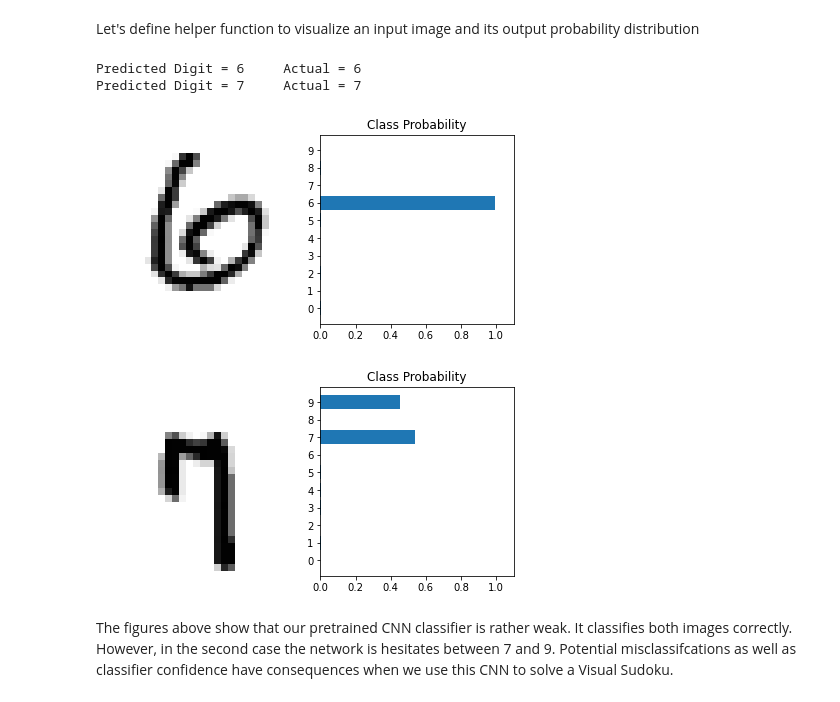
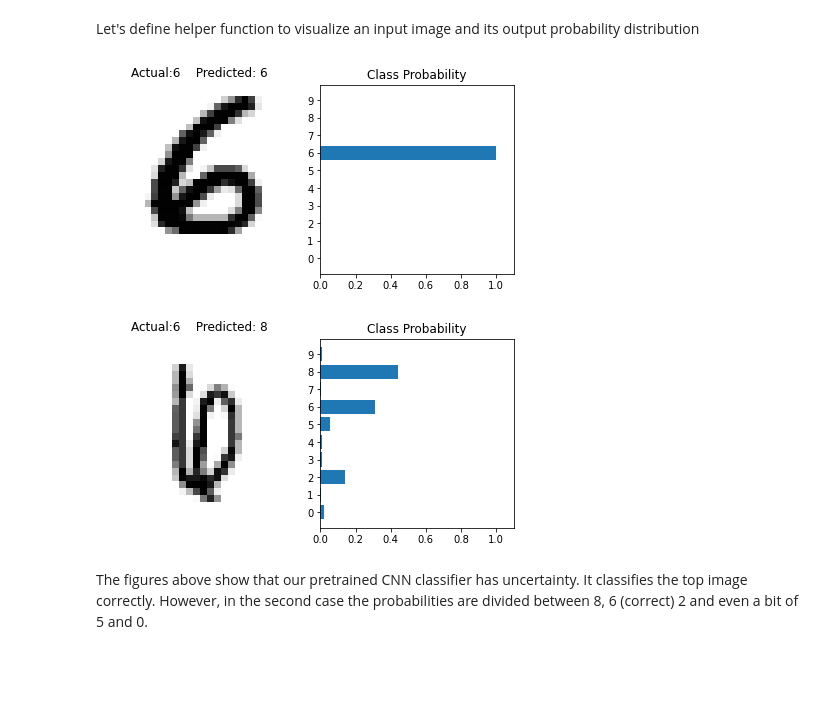
Before and after one commit to CPMpy/cpmpy, a Jupyter notebook: examples/advanced/visual_sudoku.ipynb, the cells around one changed output. Drawn from its saved outputs; the diff is of its cells as text; code cells hidden in the pictures; blank space fills up the shorter version.

```diff
--- a/examples/advanced/visual_sudoku.ipynb
+++ b/examples/advanced/visual_sudoku.ipynb
@@ -241,9 +262,9 @@ def predict_proba_sudoku(neuralnet, vizsudoku):
     return pred.reshape(*grid_shape,10).detach().numpy() # reshape as 9x9x10 tensor for easier visualisation
 
 # load pre-trained classifier
-nn_filehandle = 'weights/visual_sudoku_lenet_mnist_weights.pt'
+nn_filehandle = 'MNIST/weights/visual_sudoku_lenet_mnist_weights.pt'
 if not os.path.exists(nn_filehandle):
-    os.makedirs('weights')
+    os.makedirs('MNIST/weights')
     url = "https://github.com/CPMpy/cpmpy/raw/vizsudoku_example/examples/advanced/weights/visual_sudoku_lenet_mnist_weights.pt"
     torch.hub.download_url_to_file(url, nn_filehandle)
 cnn = load_classifier(LeNet, nn_filehandle)
@@ -253,0 +279,17 @@ Pre-trained LeNet loaded and ready.
+# %%
+# boolean matrix which tells if a cell contains an image or not
+is_given = numerical_sudoku > 0
+
+# convolutional neural network predictions
+predictions = predict_proba_sudoku(cnn, visual_sudoku)
+
+# we do not want to predict a zero as it is not in the domain of Sudoku decision variables
+predictions[:,:,0] = -10000
+most_likely_label = np.zeros_like(numerical_sudoku)
+most_likely_label[is_given] = np.argmax(predictions, axis=-1)[is_given]
+
+
+# Let's solve the puzzle with the predictions
+puzvar, model = model_sudoku(numerical_sudoku)
+model += [puzvar[is_given] == most_likely_label[is_given]]
+print("Satisfiable?", model.solve())
@@ -254,39 +311,36 @@ Pre-trained LeNet loaded and ready.
 # %% [markdown]
 Let's define helper function to visualize an input image and its output probability distribution
 # %%
-def view_classify(img, ps):
+def view_classify(img, ps, imgtitle=""):
     ''' Function for viewing an image and it's predicted classes.
     '''
     ps = ps.data.numpy().squeeze()
 
     fig, (ax1, ax2) = plt.subplots(figsize=(6,9), ncols=2)
+    ax1.set_title(imgtitle)
     ax1.imshow(img.numpy().squeeze(), cmap='gray_r');
     ax1.axis('off')
     ax2.barh(np.arange(10), ps)
     ax2.set_aspect(0.1)
     ax2.set_yticks(np.arange(10))
     ax2.set_yticklabels(np.arange(10))
     ax2.set_title('Class Probability')
     ax2.set_xlim(0, 1.1)
     plt.tight_layout()
 
 @torch.no_grad() # turn off gradients calculation
 def show_one_prediction(model, data, i=0):
     img, label = data[i]
     logps = model(img.unsqueeze(0))
     # Output of the network are log-probabilities, need to take exponential for probabilities
-    ps = torch.exp(logps)
-    probab = list(ps.numpy()[0])
-    view_classify(img, ps)
-    print("Predicted Digit =", probab.index(max(probab)), "\tActual =",label)
+    ps = torch.exp(logps[0])
+    view_classify(img, ps, imgtitle=f"Actual:{label}    Predicted: {int(ps.argmax())}")
 
 # visualize how well our current CNN can accurately classify images
-show_one_prediction(cnn, testset, 11)
-show_one_prediction(cnn, testset, 80)
+show_one_prediction(cnn, testset, 8237)
+show_one_prediction(cnn, testset, 3030)
 # %% [output]
-Predicted Digit = 6     Actual = 6
-Predicted Digit = 7     Actual = 7
-[figure, old version]
+[figure, new version]
-[figure, old version]
+[figure, new version]
 # %% [markdown]
-The figures above show that our pretrained CNN classifier is rather weak. It classifies both images correctly. However, in the second case the network is hesitates between 7 and 9. Potential misclassifcations as well as classifier confidence have consequences when we use this CNN to solve a Visual Sudoku.
+The figures above show that our pretrained CNN classifier has uncertainty. It classifies the top image correctly. However, in the second case the probabilities are divided between 8, 6 (correct) 2 and even a bit of 5 and 0.
```
Also changed, not shown: parts of 25 cells of this notebook.
